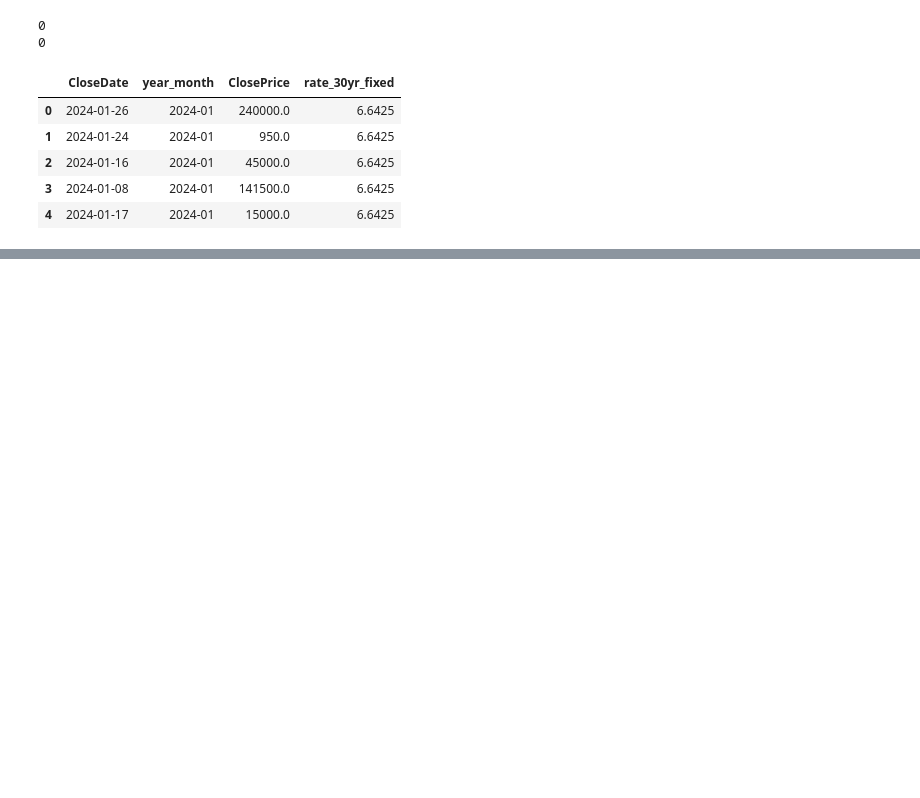
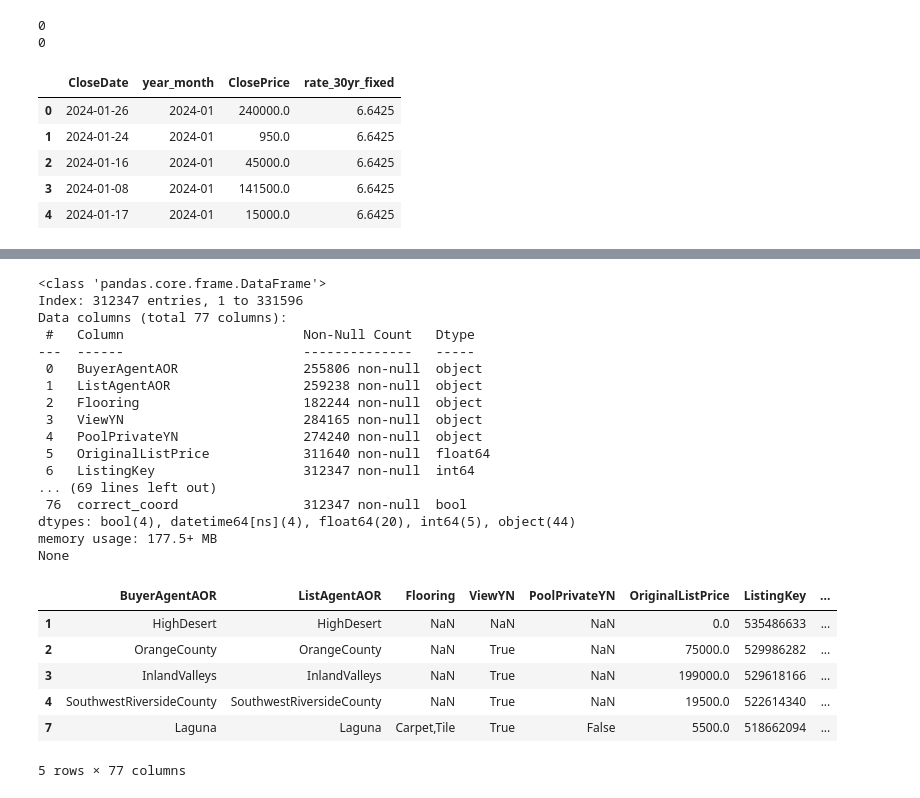
Before and after one commit to andrw0505/idxexchange, a Jupyter notebook: idx_deliverable.ipynb, the cells around one changed output, grey strips where cells are left out. Drawn from its saved outputs; the diff is of its cells as text; code cells hidden in the pictures; blank space fills up the shorter version.

```diff
--- a/idx_deliverable.ipynb
+++ b/idx_deliverable.ipynb
@@ -389,0 +549,24 @@ listing_w_rates.to_csv('enriched_listing.csv',index=True,encoding='utf-8-sig')
+# %%
+# Checking Longtitude & Latitude for valid format
+enriched_listing_postimeline['Latitude']=pd.to_numeric(enriched_listing_postimeline['Latitude'],errors='coerce')
+enriched_listing_postimeline['Longitude']=pd.to_numeric(enriched_listing_postimeline['Longitude'],errors='coerce')
+
+enriched_sold_postimeline['Latitude']=pd.to_numeric(enriched_sold_postimeline['Latitude'],errors='coerce')
+enriched_sold_postimeline['Longitude']=pd.to_numeric(enriched_sold_postimeline['Longitude'],errors='coerce')
+
+def check_coord(longitude,latitude):
+    if not pd.isna(longitude) and not pd.isna(latitude):
+        if (longitude < 0) and (latitude != 0):
+            if (32.5 <= latitude <= 42.0) and (-124.5 <= longitude <= -114.0):
+                return True # True = coordinate is valid and pass all checks
+    return False
+
+enriched_listing_postimeline['correct_coord'] = enriched_listing_postimeline.apply(
+    lambda row: check_coord(row['Longitude'],row['Latitude']),
+    axis=1
+)
+
+enriched_sold_postimeline['correct_coord'] = enriched_sold_postimeline.apply(
+    lambda row: check_coord(row['Longitude'],row['Latitude']),
+    axis=1
+)
@@ -389,0 +592,29 @@ listing_w_rates.to_csv('enriched_listing.csv',index=True,encoding='utf-8-sig')
+# %%
+enriched_sold_v3 = enriched_sold_postimeline[enriched_sold_postimeline['correct_coord']==True]
+print(enriched_sold_v3.info())
+display(enriched_sold_v3.head())
+# %% [output]
+<class 'pandas.core.frame.DataFrame'>
+Index: 312347 entries, 1 to 331596
+Data columns (total 77 columns):
+ #   Column                       Non-Null Count   Dtype
+---  ------                       --------------   -----
+ 0   BuyerAgentAOR                255806 non-null  object
+ 1   ListAgentAOR                 259238 non-null  object
+ 2   Flooring                     182244 non-null  object
+ 3   ViewYN                       284165 non-null  object
+ 4   PoolPrivateYN                274240 non-null  object
+ 5   OriginalListPrice            311640 non-null  float64
+ 6   ListingKey                   312347 non-null  int64
+... (69 lines left out)
+ 76  correct_coord                312347 non-null  bool
+dtypes: bool(4), datetime64[ns](4), float64(20), int64(5), object(44)
+memory usage: 177.5+ MB
+None
+|  | BuyerAgentAOR | ListAgentAOR | Flooring | ViewYN | PoolPrivateYN | OriginalListPrice | ListingKey | ... |
+| 1 | HighDesert | HighDesert | NaN | NaN | NaN | 0.0 | 535486633 | ... |
+| 2 | OrangeCounty | OrangeCounty | NaN | True | NaN | 75000.0 | 529986282 | ... |
+| 3 | InlandValleys | InlandValleys | NaN | True | NaN | 199000.0 | 529618166 | ... |
+| 4 | SouthwestRiversideCounty | SouthwestRiversideCounty | NaN | True | NaN | 19500.0 | 522614340 | ... |
+| 7 | Laguna | Laguna | Carpet,Tile | True | False | 5500.0 | 518662094 | ... |
+5 rows × 77 columns
```
Also changed, not shown: parts of 13 cells of this notebook.
